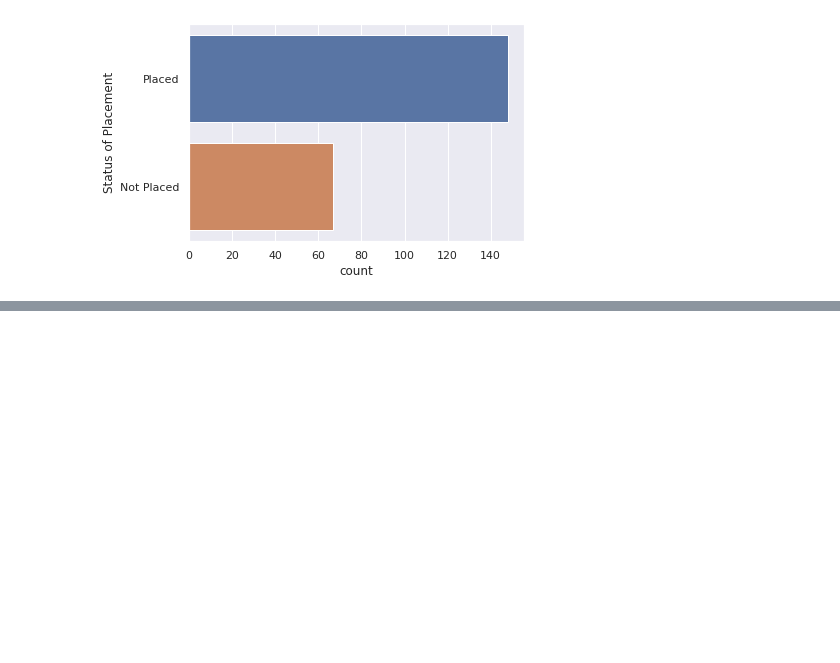
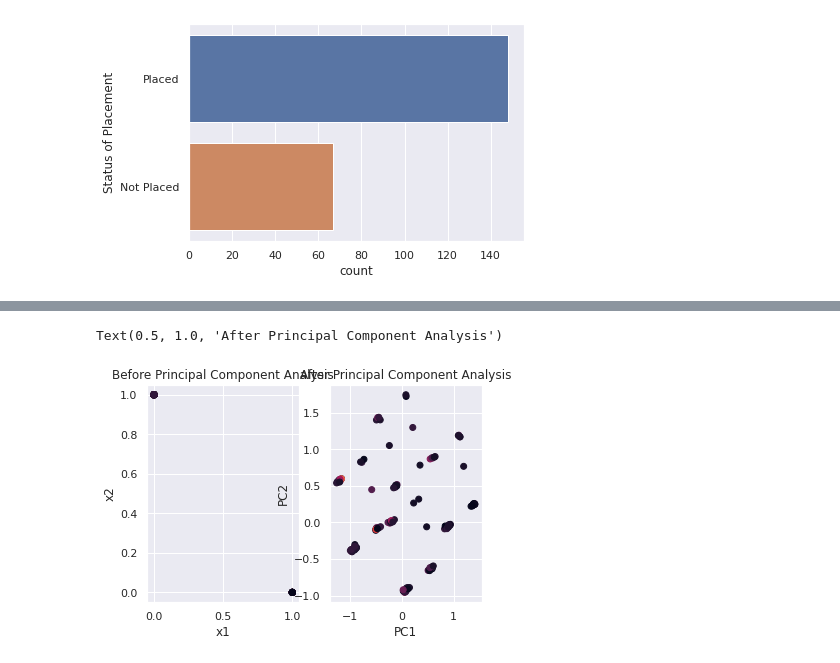
Before and after one commit to Alam710/Machine-Learning-Experiments-and-Exam, a Jupyter notebook: Islam__Nur_Alam_UAS_Macahine_Learning_No1.ipynb, the cells around one changed output, grey strips where cells are left out. Drawn from its saved outputs; the diff is of its cells as text; code cells hidden in the pictures; blank space fills up the shorter version.

```diff
--- a/Islam__Nur_Alam_UAS_Macahine_Learning_No1.ipynb
+++ b/Islam__Nur_Alam_UAS_Macahine_Learning_No1.ipynb
@@ -206,0 +422,14 @@ Name: Status of Placement, dtype: int64
+# %%
+fig, axes = plt.subplots(1,2)
+axes[0].scatter(x_data.iloc[:,0], x_data.iloc[:,1], c=y_data)
+axes[0].set_xlabel('x1')
+axes[0].set_ylabel('x2')
+axes[0].set_title('Before Principal Component Analysis')
+
+axes[1].scatter(x_new_ratio[:,0], x_new_ratio[:,1], c=y_data)
+axes[1].set_xlabel('PC1')
+axes[1].set_ylabel('PC2')
+axes[1].set_title('After Principal Component Analysis')
+# %% [output]
+Text(0.5, 1.0, 'After Principal Component Analysis')
+[figure, added]
```
Also changed, not shown: parts of 36 cells of this notebook.
